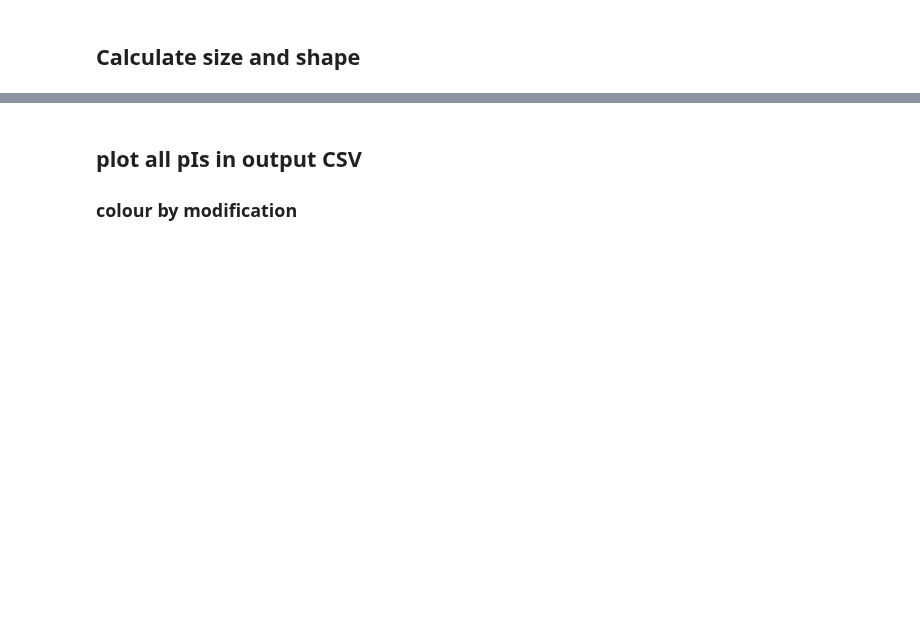
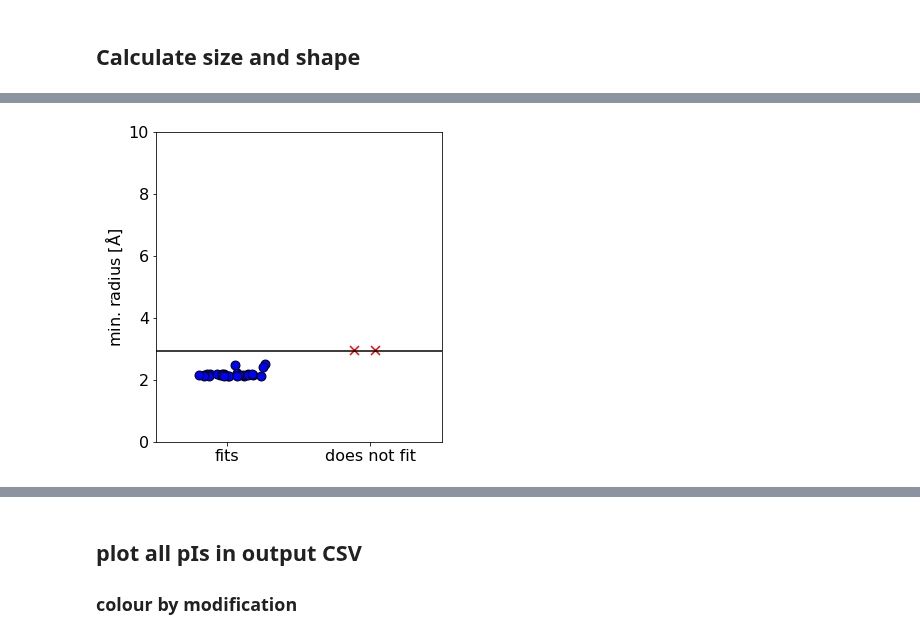
Before and after one commit to andrewtarzia/enzyme_screen, a Jupyter notebook: rdkit_testing.ipynb, the cells around one changed output, grey strips where cells are left out. Drawn from its saved outputs; the diff is of its cells as text; code cells hidden in the pictures; blank space fills up the shorter version.

Commit message:
added plots and experimental/literature values.

```diff
--- a/rdkit_testing.ipynb
+++ b/rdkit_testing.ipynb
@@ -40,14 +40,16 @@ def read_mol_txt_file(filename):
     with open(filename, 'r') as f:
         lines = f.readlines()
     molecules = {}
+    radii = {}
     for line in lines:
         try:
-            name, smile = line.rstrip().split(':')
+            name, smile, radius = line.rstrip().split(':')
         except ValueError:
             print(line, 'had : in there twice, fix this naming or SMILE')
             print('skipped')
         molecules[name] = smile
-    return molecules
+        radii[name] = radius
+    return molecules, radii
 # %%
 def get_inertial_prop(mol, cids):
     """Get inertial 3D descriptors for all conformers in mol.
@@ -237,16 +267,31 @@ def get_vdw_diameters(mol, cids, mol_coms, boxMargin=2.0, show=False):
 # %%
-molecules = read_mol_txt_file(molecule_file)
+molecules, radii = read_mol_txt_file(molecule_file)
 produce_quick_fig_mol(molecules, output_dir+'test_molecules.pdf')
 # %% [markdown]
 ## Calculate size and shape
 # %%
 v = PyMol.MolViewer()
 # %%
-fig,
+fig1, ax1 = plt.subplots(figsize=(5,5))
+fig2, ax2 = plt.subplots(figsize=(5,5))
+fig3, ax3 = plt.subplots(figsize=(5,5))
+# spacing in X direction
+dx = 0.15
+# threshold for diffusion through ZIF-8
+# from Exploring the Framework Hydrophobicity and Flexibility
+# of ZIF-8: From Biofuel Recovery to Hydrocarbon Separations
+threshold = 5.85/2
+
 for name, smile in molecules.items():
-    if name != 'methane':
+    # if name != 'methane':
+    #     continue
+    print(name,':', 'SMILES:', smile)
+    try:
+        kin_radius = float(radii[name])/2
+    except ValueError:
+        print('no radius given for this molecule - skipped')
         continue
-    print(name,':', 'SMILES:', smile)
+
     # Read SMILES and add Hs
     mol = Chem.AddHs(Chem.MolFromSmiles(smile))
     # 2D to 3D
@@ -268,4 +313,61 @@ for name, smile in molecules.items():
     max_diams = [max(i) for i in conf_diameters]
 
     print('minimum diameter =', round(min(min_diams), 3), 'angstrom')
+    if min(min_diams)/2 <= threshold:
+        C = 'b'
+        M = 'o'
+        E = 'k'
+        D = 0.25
+    else:
+        C = 'r'
+        M = 'x'
+        E = 'k'
+        D = 0.75
+    ax1.scatter(D+(dx*(np.random.random() - 0.5) * 2),
+                min(min_diams)/2, c=C,
+                edgecolors=E, marker=M, alpha=1.0,
+                s=80)
+    ax2.scatter(kin_radius, min(min_diams)/2, c=C,
+                edgecolors=E, marker=M, alpha=1.0,
+                s=80)
+    ax3.scatter(ratio_1_, ratio_2_, c=C,
+                edgecolors=E, marker=M, alpha=1.0,
+                s=80)
+    # break
+
+ax1.axhline(y=threshold, c='k')
+define_plot_variables(ax1,
+                      title='',
+                      xtitle='',
+                      ytitle='min. radius [$\mathrm{\AA}$]',
+                      xlim=(0, 1),
+                      ylim=(0, 10))
+fig1.savefig("categorical.pdf", dpi=720,
+            bbox_inches='tight')
+fig1.tight_layout()
+
+ax2.plot(np.linspace(-1, 12, 2), np.linspace(-1, 12, 2), c='k', alpha=0.4)
+
+define_parity_plot_variables(ax2,
+                             title='',
+                             xtitle='kinetic radius [$\mathrm{\AA}$]',
+                             ytitle='min. radius [$\mathrm{\AA}$]',
+                             xlim=(0, 10),
+                             ylim=(0, 10))
+
+fig2.savefig("parity.pdf", dpi=720,
+            bbox_inches='tight')
+fig2.tight_layout()
+
+ax3.plot([0, 0.5, 1, 0], [1, 0.5, 1, 1], c='k', lw=2)
+# ax3.text((0, 1), 'rod')
+define_parity_plot_variables(ax3,
+                             title='',
+                             xtitle='$I_1$ / $I_3$',
+                             ytitle='$I_2$ / $I_3$',
+                             xlim=(-0.1, 1.1),
+                             ylim=(0.4, 1.1))
+fig3.savefig("shape.pdf", dpi=720,
+            bbox_inches='tight')
+fig3.tight_layout()
 # %% [output]
@@ -272,0 +391 @@ NameError: name 'fig' is not defined
+[figure, added]
```
Also changed, not shown: parts of 10 cells of this notebook.
